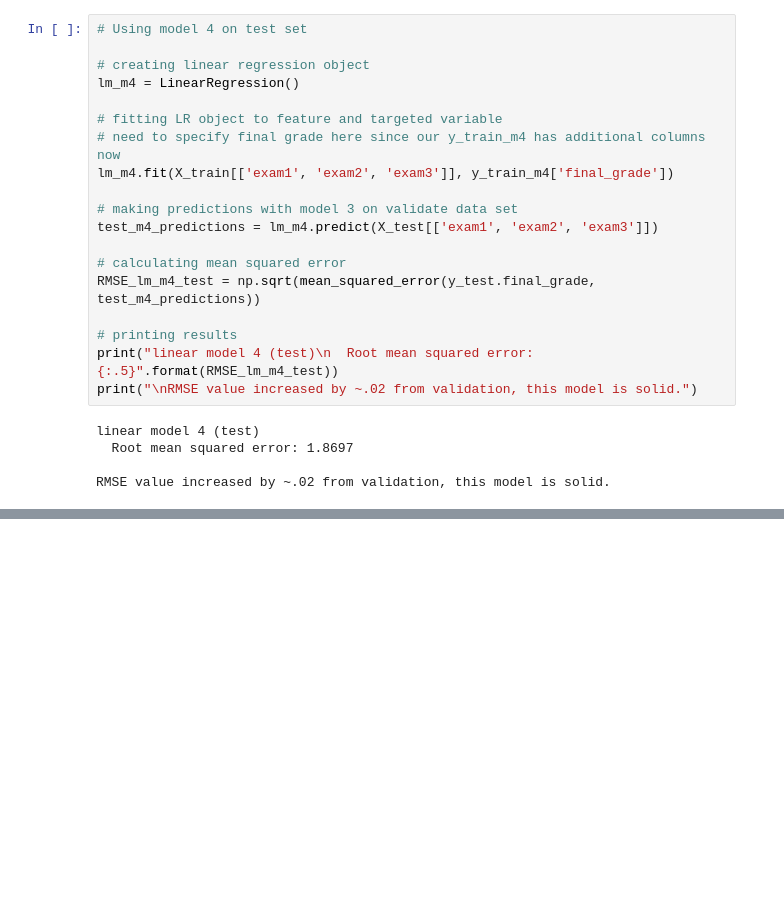
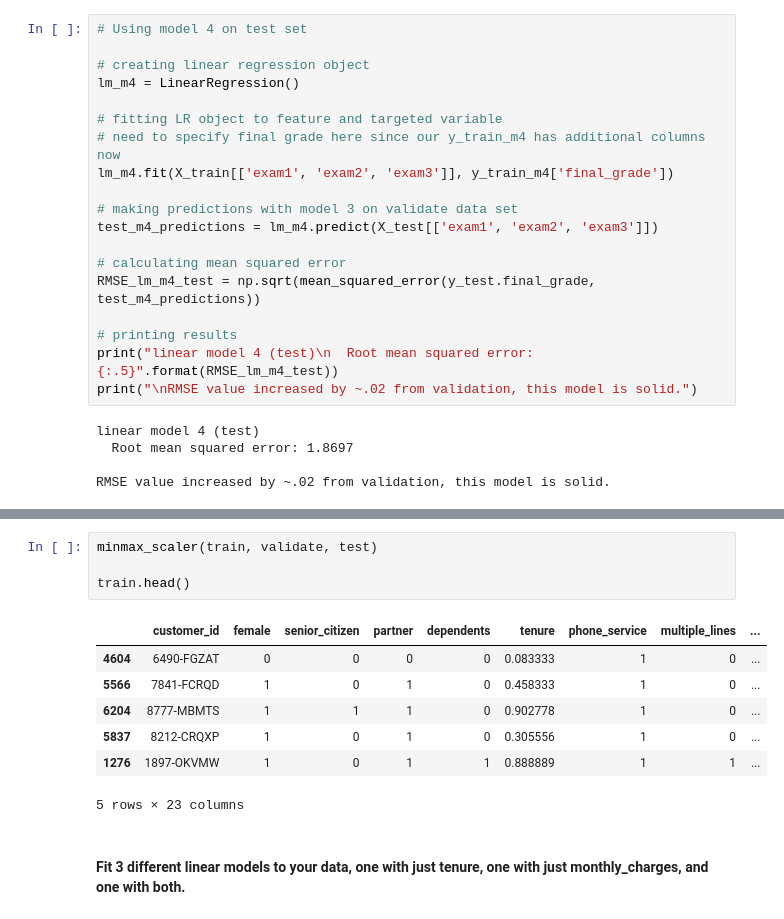
Before and after one commit to SamuelD-Data/regression-exercises, a Jupyter notebook: model.ipynb, the cells around one changed output, grey strips where cells are left out. Drawn from its saved outputs; the diff is of its cells as text; blank space fills up the shorter version.

```diff
--- a/model.ipynb
+++ b/model.ipynb
@@ -445,0 +477,14 @@ RMSE value increased by ~.02 from validation, this model is solid.
+# %%
+minmax_scaler(train, validate, test)
+
+train.head()
+# %% [output]
+|  | customer_id | female | senior_citizen | partner | dependents | tenure | phone_service | multiple_lines | ... |
+| 4604 | 6490-FGZAT | 0 | 0 | 0 | 0 | 0.083333 | 1 | 0 | ... |
+| 5566 | 7841-FCRQD | 1 | 0 | 1 | 0 | 0.458333 | 1 | 0 | ... |
+| 6204 | 8777-MBMTS | 1 | 1 | 1 | 0 | 0.902778 | 1 | 0 | ... |
+| 5837 | 8212-CRQXP | 1 | 0 | 1 | 0 | 0.305556 | 1 | 0 | ... |
+| 1276 | 1897-OKVMW | 1 | 0 | 1 | 1 | 0.888889 | 1 | 1 | ... |
+5 rows × 23 columns
+# %% [markdown]
+#### Fit 3 different linear models to your data, one with just tenure, one with just monthly_charges, and one with both.
```
Also changed, not shown: parts of 18 cells of this notebook.
